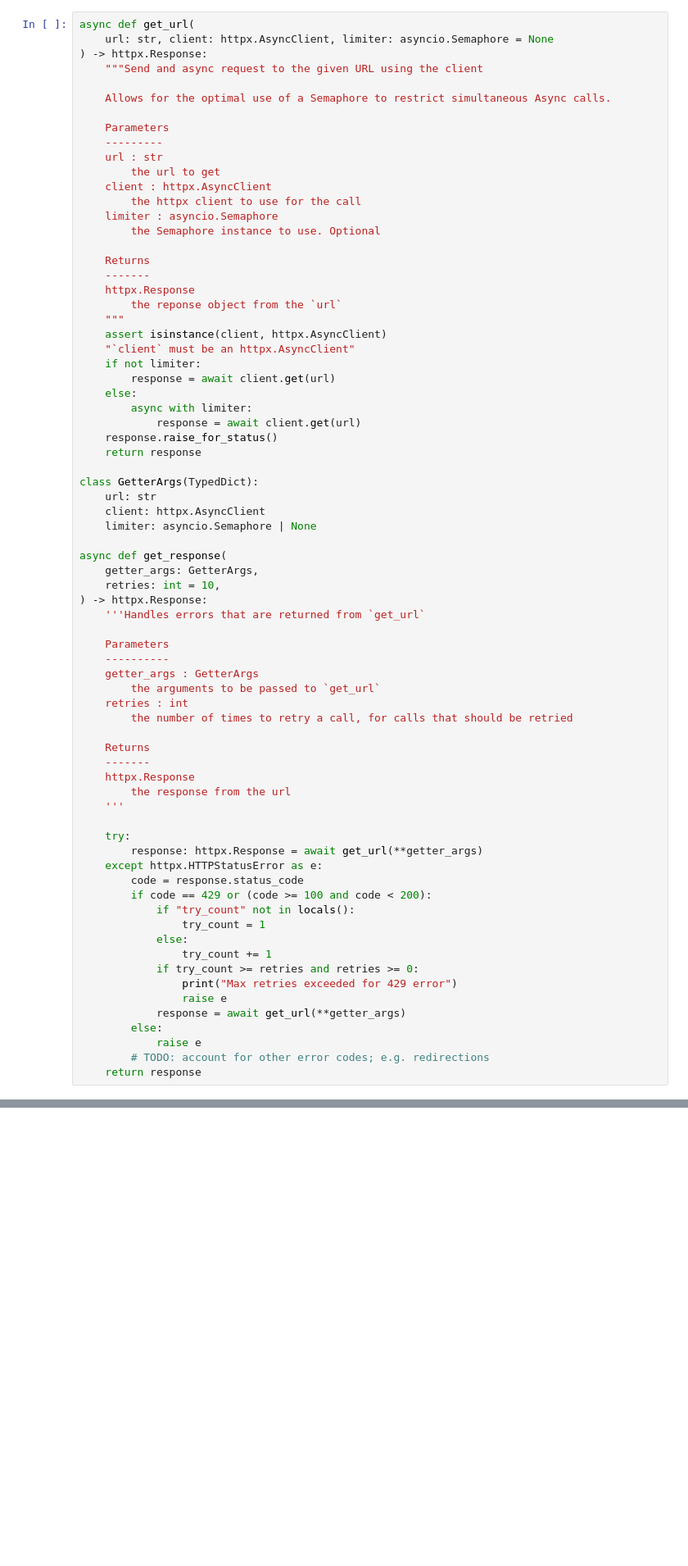
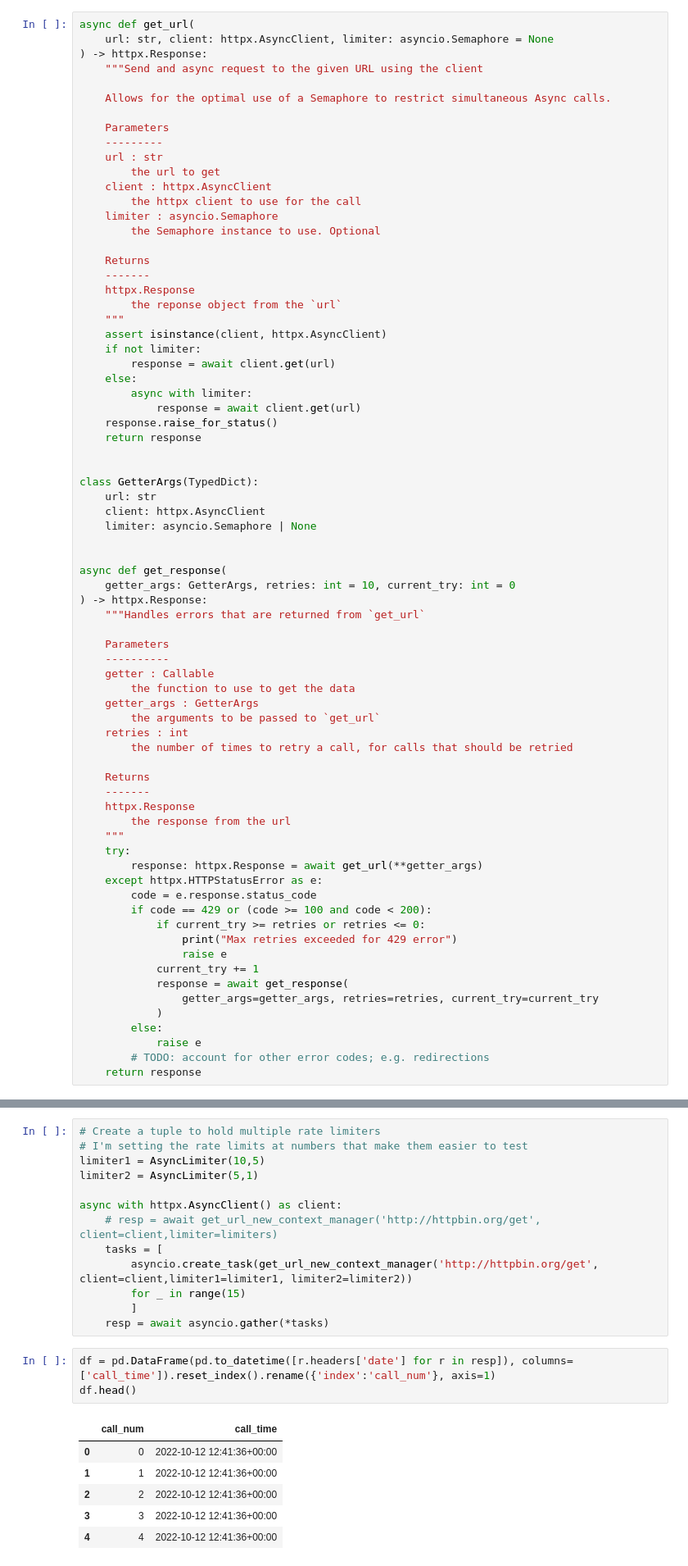
Before and after one commit to ericfeunekes/ericfeunekes.github.io, a Jupyter notebook: blog/posts/why-use-callables-in-functional-programming.ipynb, the cells around one changed output, grey strips where cells are left out. Shown at 82% size. Cells and saved outputs as stored; diff of their text form; blank space fills up the shorter version.

```diff
--- a/blog/posts/why-use-callables-in-functional-programming.ipynb
+++ b/blog/posts/why-use-callables-in-functional-programming.ipynb
@@ -33,7 +36,6 @@ async def get_url(
         the reponse object from the `url`
     """
     assert isinstance(client, httpx.AsyncClient)
-    "`client` must be an httpx.AsyncClient"
     if not limiter:
         response = await client.get(url)
     else:
@@ -42,19 +44,22 @@ async def get_url(
     response.raise_for_status()
     return response
 
+
 class GetterArgs(TypedDict):
     url: str
     client: httpx.AsyncClient
     limiter: asyncio.Semaphore | None
 
+
 async def get_response(
-    getter_args: GetterArgs,
-    retries: int = 10,
+    getter_args: GetterArgs, retries: int = 10, current_try: int = 0
 ) -> httpx.Response:
-    '''Handles errors that are returned from `get_url`
+    """Handles errors that are returned from `get_url`
 
     Parameters
     ----------
+    getter : Callable
+        the function to use to get the data
     getter_args : GetterArgs
         the arguments to be passed to `get_url`
     retries : int
@@ -64,21 +69,19 @@ async def get_response(
     -------
     httpx.Response
         the response from the url
-    '''
-
+    """
     try:
         response: httpx.Response = await get_url(**getter_args)
     except httpx.HTTPStatusError as e:
-        code = response.status_code
+        code = e.response.status_code
         if code == 429 or (code >= 100 and code < 200):
-            if "try_count" not in locals():
-                try_count = 1
-            else:
-                try_count += 1
-            if try_count >= retries and retries >= 0:
+            if current_try >= retries or retries <= 0:
                 print("Max retries exceeded for 429 error")
                 raise e
-            response = await get_url(**getter_args)
+            current_try += 1
+            response = await get_response(
+                getter_args=getter_args, retries=retries, current_try=current_try
+            )
         else:
             raise e
         # TODO: account for other error codes; e.g. redirections
@@ -159,0 +223,23 @@ Success!
+# %%
+# Create a tuple to hold multiple rate limiters
+# I'm setting the rate limits at numbers that make them easier to test
+limiter1 = AsyncLimiter(10,5)
+limiter2 = AsyncLimiter(5,1)
+
+async with httpx.AsyncClient() as client:
+    # resp = await get_url_new_context_manager('http://httpbin.org/get', client=client,limiter=limiters)
+    tasks = [
+        asyncio.create_task(get_url_new_context_manager('http://httpbin.org/get', client=client,limiter1=limiter1, limiter2=limiter2))
+        for _ in range(15)
+        ]
+    resp = await asyncio.gather(*tasks)
+# %%
+df = pd.DataFrame(pd.to_datetime([r.headers['date'] for r in resp]), columns=['call_time']).reset_index().rename({'index':'call_num'}, axis=1)
+df.head()
+# %% [output]
+|  | call_num | call_time |
+| 0 | 0 | 2022-10-12 12:41:36+00:00 |
+| 1 | 1 | 2022-10-12 12:41:36+00:00 |
+| 2 | 2 | 2022-10-12 12:41:36+00:00 |
+| 3 | 3 | 2022-10-12 12:41:36+00:00 |
+| 4 | 4 | 2022-10-12 12:41:36+00:00 |
```
Also changed, not shown: parts of 7 cells of this notebook, 2 other files.
